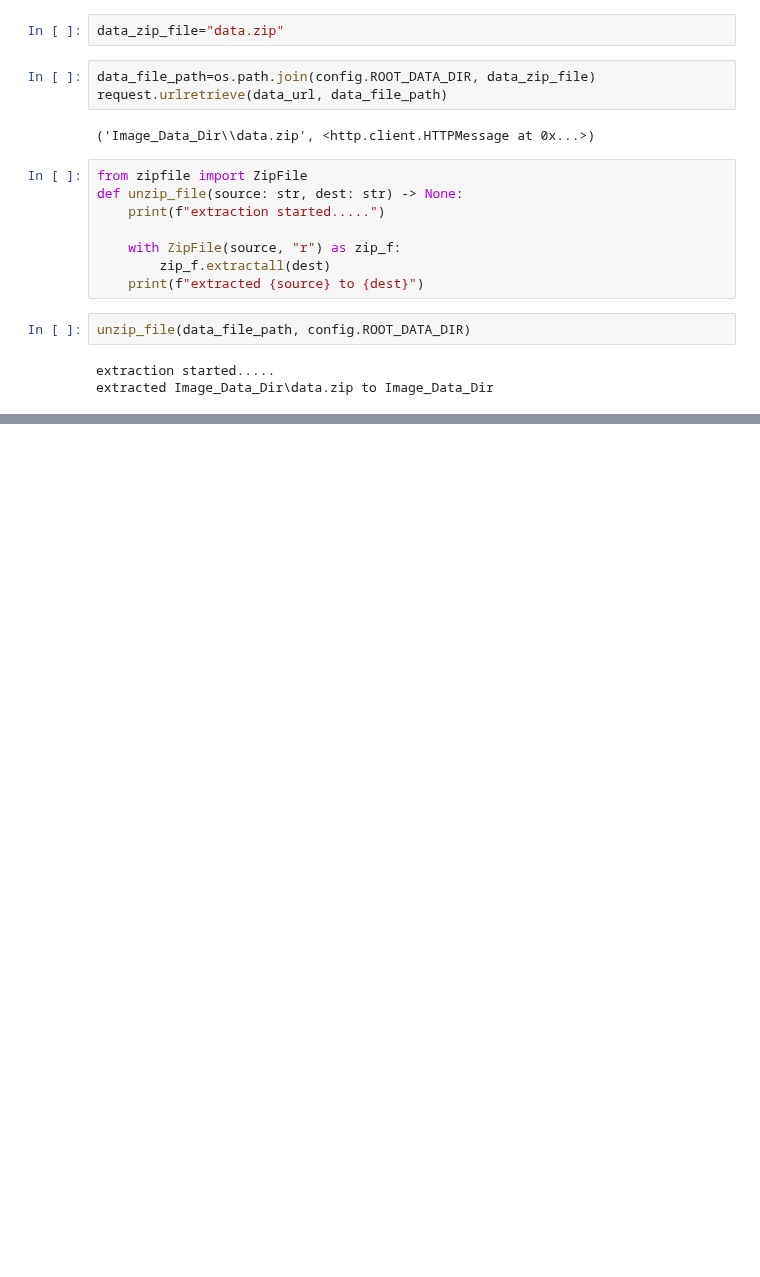
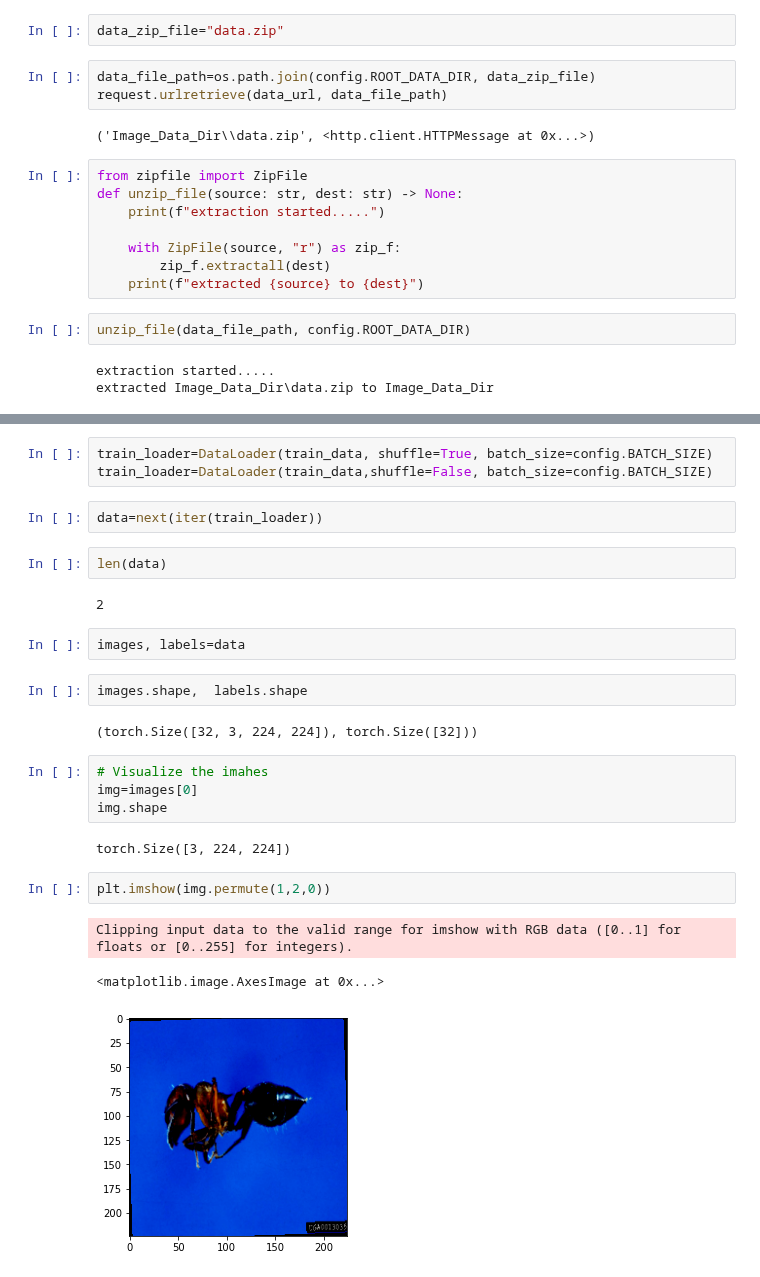
Before and after one commit to ds-fau-ck/PyTorch_Tutorial, a Jupyter notebook: PyTorch/Transfer_Learning/Transfer_Learning_With_PyTorch.ipynb, the cells around one changed output, grey strips where cells are left out. Cells and saved outputs as stored; diff of their text form; blank space fills up the shorter version.

```diff
--- a/PyTorch/Transfer_Learning/Transfer_Learning_With_PyTorch.ipynb
+++ b/PyTorch/Transfer_Learning/Transfer_Learning_With_PyTorch.ipynb
@@ -65,0 +117,27 @@ bees
+# %%
+train_loader=DataLoader(train_data, shuffle=True, batch_size=config.BATCH_SIZE)
+train_loader=DataLoader(train_data,shuffle=False, batch_size=config.BATCH_SIZE)
+# %%
+data=next(iter(train_loader))
+# %%
+len(data)
+# %% [output]
+2
+# %%
+images, labels=data
+# %%
+images.shape,  labels.shape
+# %% [output]
+(torch.Size([32, 3, 224, 224]), torch.Size([32]))
+# %%
+# Visualize the imahes
+img=images[0]
+img.shape
+# %% [output]
+torch.Size([3, 224, 224])
+# %%
+plt.imshow(img.permute(1,2,0))
+# %% [output]
+Clipping input data to the valid range for imshow with RGB data ([0..1] for floats or [0..255] for integers).
+<matplotlib.image.AxesImage at 0x...>
+[figure, added]
```
Also changed, not shown: parts of 12 cells of this notebook.
